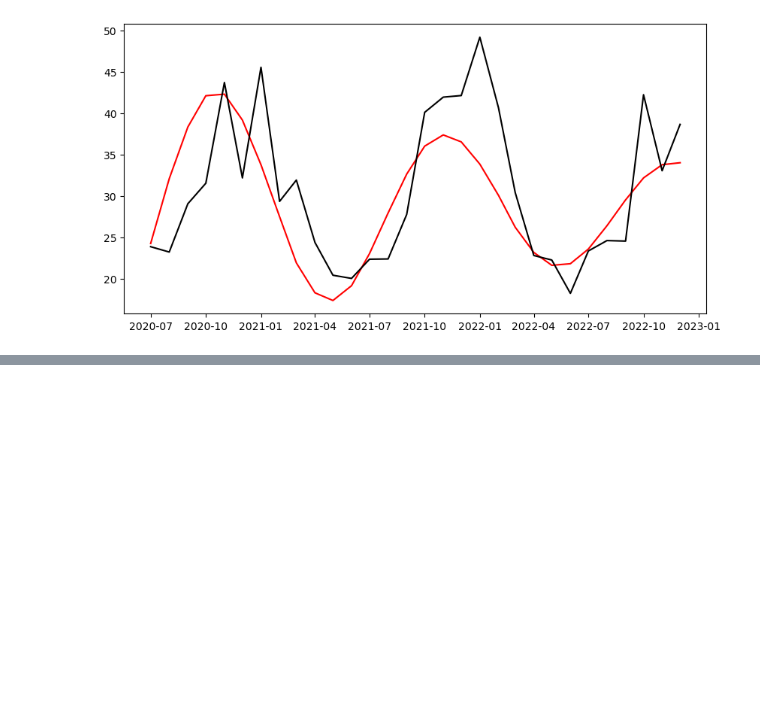
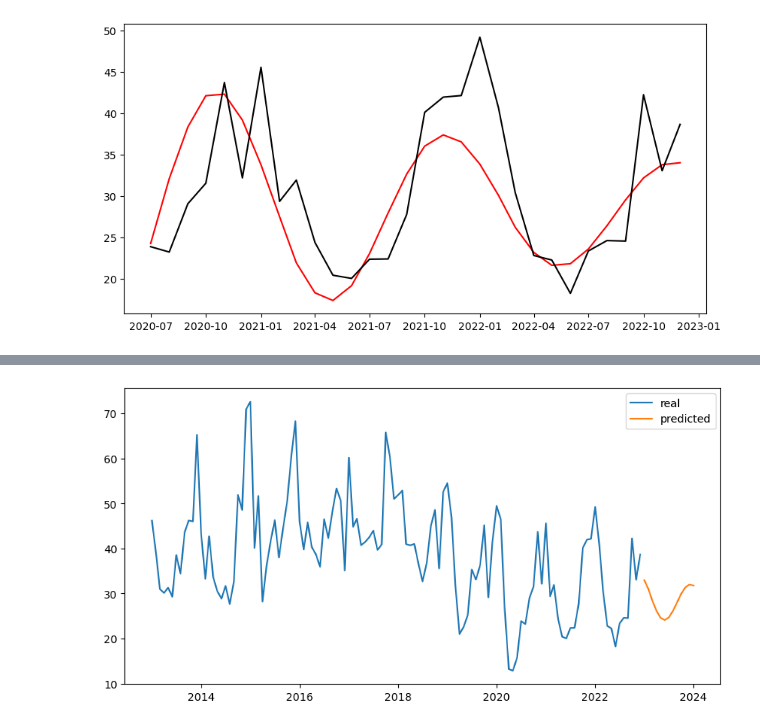
Before and after one commit to charlieciordia/AQ-MAD, a Jupyter notebook: notebook/AQ CLEAN ML MONTH.ipynb, the cells around one changed output, grey strips where cells are left out. Cells and saved outputs as stored; diff of their text form; code cells hidden in the pictures; blank space fills up the shorter version.

Commit message:
patata mejorada

```diff
--- a/notebook/AQ CLEAN ML MONTH.ipynb
+++ b/notebook/AQ CLEAN ML MONTH.ipynb
@@ -564,29 +526,0 @@ from sklearn.metrics import mean_squared_error
-# %%
-# Definir rangos de parámetros estacionales (P, D, Q) y término estacional (m)
-ps = range(3)  # Ejemplo: 0 a 2
-qs = range(3)  # Ejemplo: 0 a 2
-Ps = range(3)  # Ejemplo: 0 a 2
-Qs = range(3)  # Ejemplo: 0 a 2
-m = 12  # El término estacional, por ejemplo, para datos mensuales
-
-parametros = list(itertools.product(ps, qs, Ps, Qs))
-
-rmse = []
-orden = []
-
-for p, q, P, Q in parametros:
-    try:
-        modelo = SARIMAX(y_train, order=(p, 0, q), seasonal_order=(P, 0, Q, m)).fit()
-        pred = modelo.predict(start=len(y_train), end=len(plaza_esp) - 1)
-        error = np.sqrt(mean_squared_error(y_test, pred))
-        rmse.append(error)
-        orden.append((p, q, P, Q))
-    except:
-        continue  # Ignora combinaciones que arrojen errores
-
-# Encuentra la combinación con el RMSE más bajo
-mejor_orden = orden[np.argmin(rmse)]
-mejor_rmse = np.min(rmse)
-
-print("Mejor orden:", mejor_orden)
-print("Menor RMSE:", mejor_rmse)
@@ -648,0 +527,3 @@ Freq: MS, Name: predicted_mean, dtype: float64
+# %%
+pred_año = pd.DataFrame(modelo.predict(start = len(sol), end = len(sol) + 12))
+pred_año
@@ -648,0 +545,6 @@ Freq: MS, Name: predicted_mean, dtype: float64
+# %%
+plt.plot(sol)
+plt.plot(pred_año)
+plt.legend(["real", "predicted"]);
+# %% [output]
+[figure, added]
```
Also changed, not shown: parts of 22 cells of this notebook, 2 other files.
